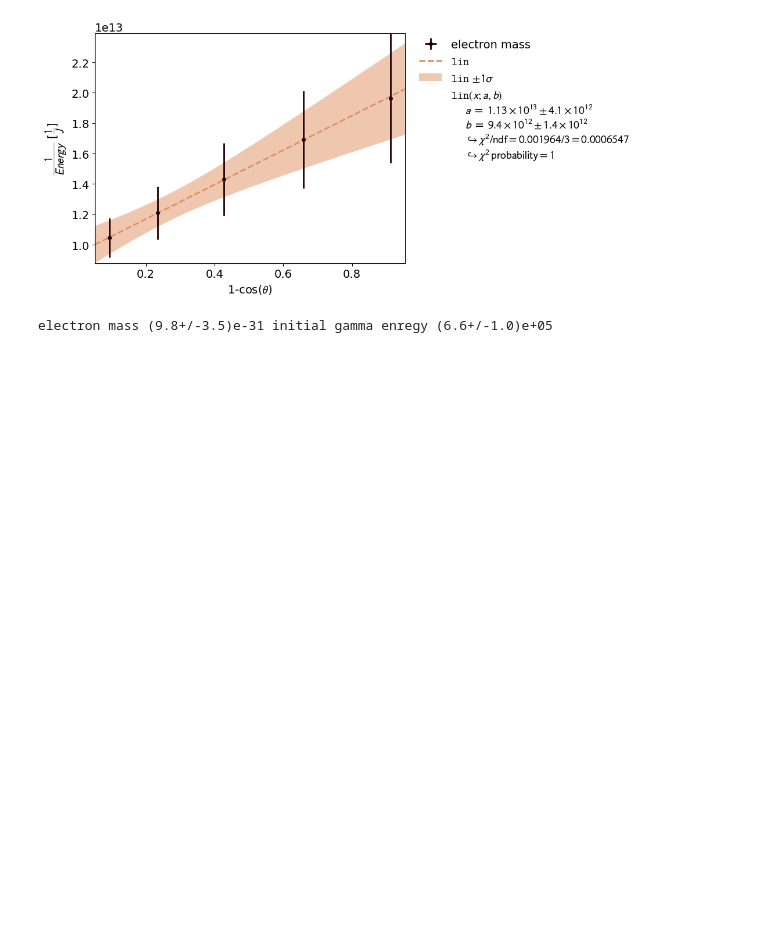
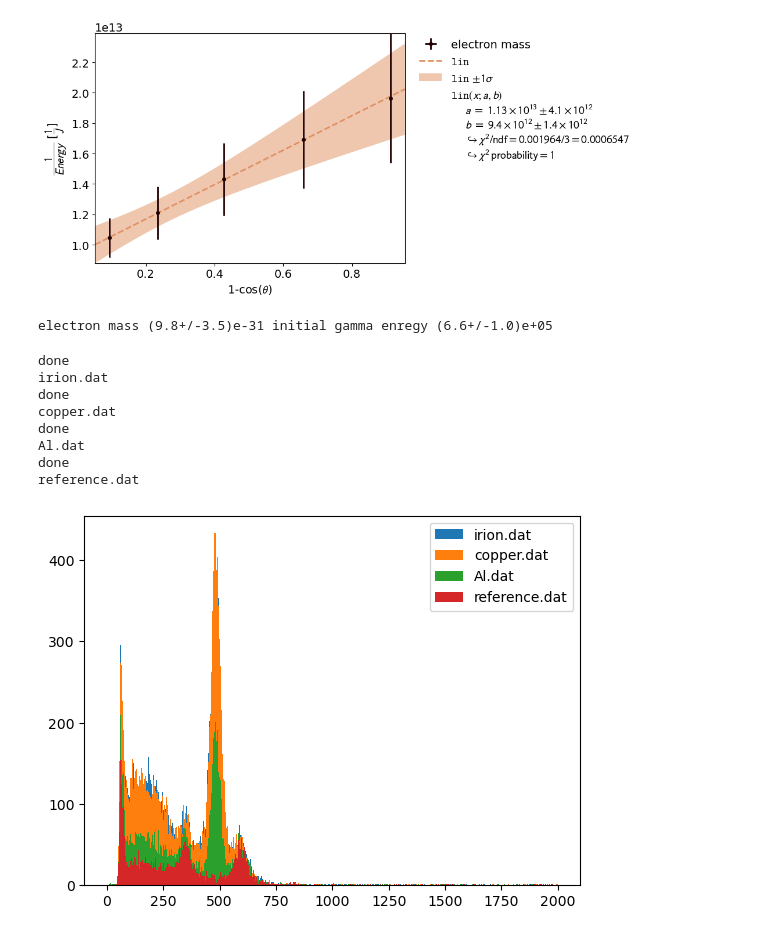
Before and after one commit to HerbertderGrosse/P3, a Jupyter notebook: Compton/compton.ipynb, the cells around one changed output. Drawn from its saved outputs; the diff is of its cells as text; code cells hidden in the pictures; blank space fills up the shorter version.

```diff
--- a/Compton/compton.ipynb
+++ b/Compton/compton.ipynb
@@ -361,3 +379,28 @@ print("electron mass", 1/(a*c**2),"initial gamma enregy",1/(b*electron_charge))
 # %% [output]
 [figure]
 electron mass (9.8+/-3.5)e-31 initial gamma enregy (6.6+/-1.0)e+05
+# %%
+material_files = ["irion.dat","copper.dat","Al.dat","reference.dat"]
+directory
+material_list = []
+i=0
+
+for file in material_files:
+    dxList1,tList1,nevent1= dat_extract(directory/file)
+    print(file)
+    n1, bins, patches1 = plt.hist(dxList1, nBins, range=(0,nBins*binSize), label=material_files[i])
+    material_list.append([n1, bins, patches1 ,material_files[i]])
+    i=i+1
+plt.legend()
+
+plt.show()
+# %% [output]
+done
+irion.dat
+done
+copper.dat
+done
+Al.dat
+done
+reference.dat
+[figure, added]
```
Also changed, not shown: parts of 6 cells of this notebook.
